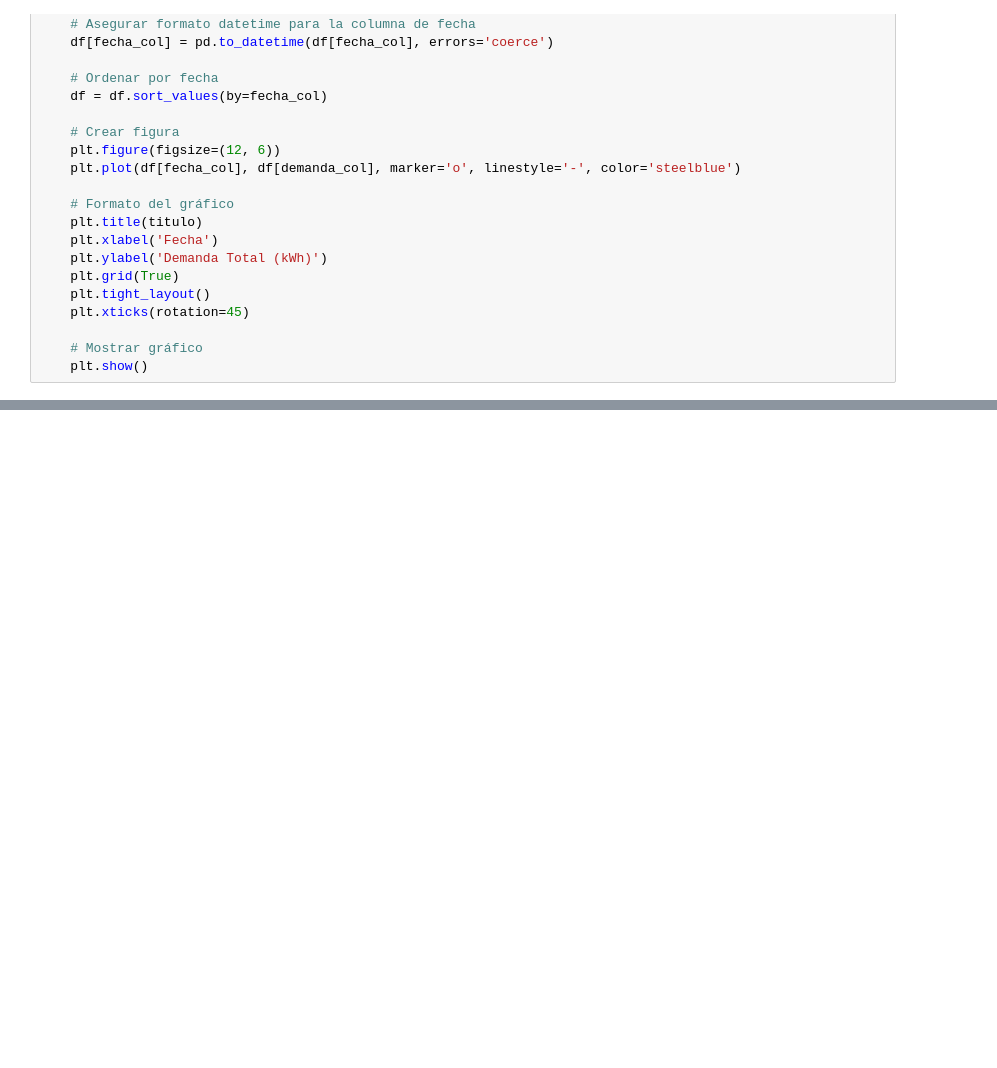
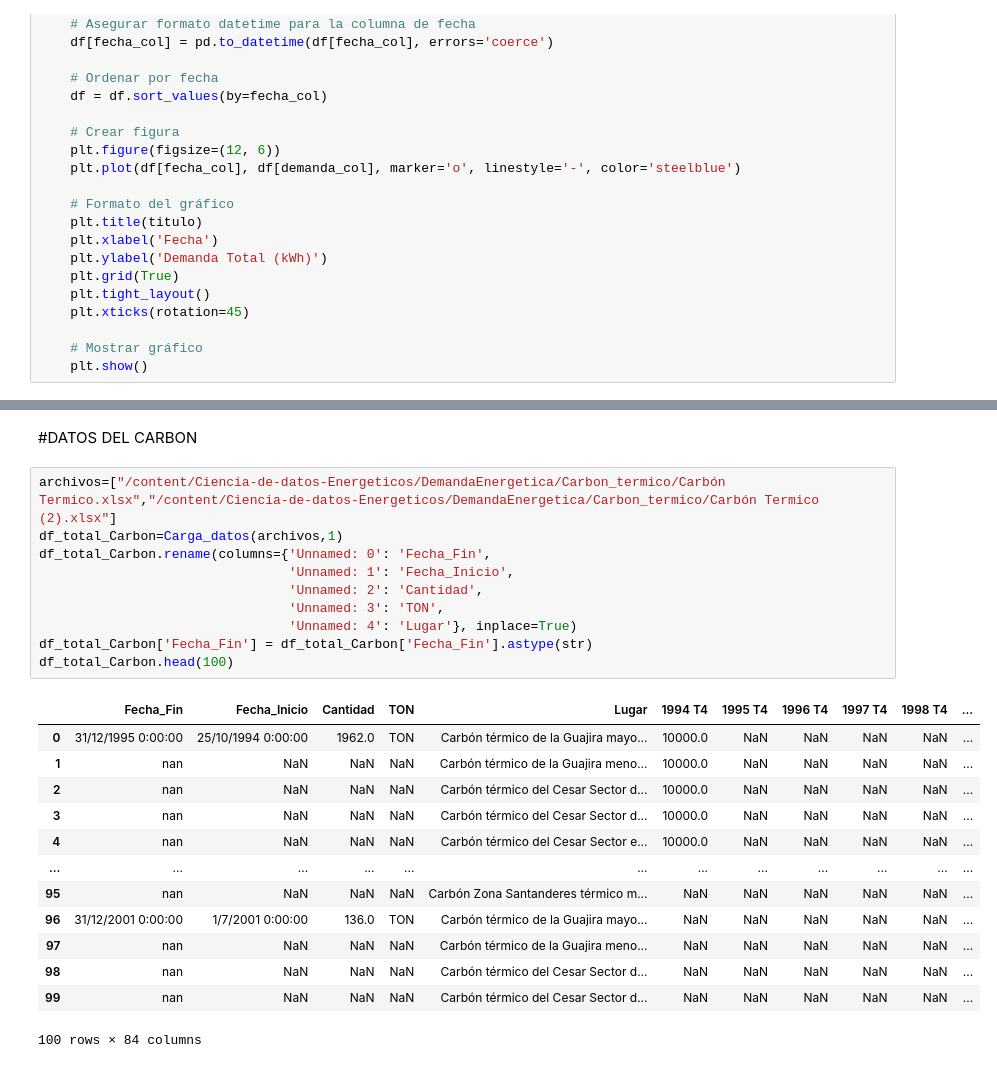
Before and after one commit to DarkSpartan345/Ciencia-de-datos-Energeticos, a Jupyter notebook: DemandaEnergetica/Demanda Energetica.ipynb, the cells around one changed output, grey strips where cells are left out. Cells and saved outputs as stored; diff of their text form; blank space fills up the shorter version.

Commit message:
Se Empezo a revisar Carbon Termico

```diff
--- a/DemandaEnergetica/Demanda Energetica.ipynb
+++ b/DemandaEnergetica/Demanda Energetica.ipynb
@@ -97,0 +131,26 @@ plot_demanda_energetica(df_mensual,titulo='Demanda energética total mensual - S
+# %% [markdown]
+#DATOS DEL CARBON
+# %%
+archivos=["/content/Ciencia-de-datos-Energeticos/DemandaEnergetica/Carbon_termico/Carbón Termico.xlsx","/content/Ciencia-de-datos-Energeticos/DemandaEnergetica/Carbon_termico/Carbón Termico (2).xlsx"]
+df_total_Carbon=Carga_datos(archivos,1)
+df_total_Carbon.rename(columns={'Unnamed: 0': 'Fecha_Fin',
+                                'Unnamed: 1': 'Fecha_Inicio',
+                                'Unnamed: 2': 'Cantidad',
+                                'Unnamed: 3': 'TON',
+                                'Unnamed: 4': 'Lugar'}, inplace=True)
+df_total_Carbon['Fecha_Fin'] = df_total_Carbon['Fecha_Fin'].astype(str)
+df_total_Carbon.head(100)
+# %% [output]
+|  | Fecha_Fin | Fecha_Inicio | Cantidad | TON | Lugar | 1994 T4 | 1995 T4 | 1996 T4 | 1997 T4 | 1998 T4 | ... |
+| 0 | 31/12/1995 0:00:00 | 25/10/1994 0:00:00 | 1962.0 | TON | Carbón térmico de la Guajira mayo... | 10000.0 | NaN | NaN | NaN | NaN | ... |
+| 1 | nan | NaN | NaN | NaN | Carbón térmico de la Guajira meno... | 10000.0 | NaN | NaN | NaN | NaN | ... |
+| 2 | nan | NaN | NaN | NaN | Carbón térmico del Cesar Sector d... | 10000.0 | NaN | NaN | NaN | NaN | ... |
+| 3 | nan | NaN | NaN | NaN | Carbón térmico del Cesar Sector d... | 10000.0 | NaN | NaN | NaN | NaN | ... |
+| 4 | nan | NaN | NaN | NaN | Carbón térmico del Cesar Sector e... | 10000.0 | NaN | NaN | NaN | NaN | ... |
+| ... | ... | ... | ... | ... | ... | ... | ... | ... | ... | ... | ... |
+| 95 | nan | NaN | NaN | NaN | Carbón Zona Santanderes térmico m... | NaN | NaN | NaN | NaN | NaN | ... |
+| 96 | 31/12/2001 0:00:00 | 1/7/2001 0:00:00 | 136.0 | TON | Carbón térmico de la Guajira mayo... | NaN | NaN | NaN | NaN | NaN | ... |
+| 97 | nan | NaN | NaN | NaN | Carbón térmico de la Guajira meno... | NaN | NaN | NaN | NaN | NaN | ... |
+| 98 | nan | NaN | NaN | NaN | Carbón térmico del Cesar Sector d... | NaN | NaN | NaN | NaN | NaN | ... |
+| 99 | nan | NaN | NaN | NaN | Carbón térmico del Cesar Sector d... | NaN | NaN | NaN | NaN | NaN | ... |
+100 rows × 84 columns
```
Also changed, not shown: parts of 5 cells of this notebook.
